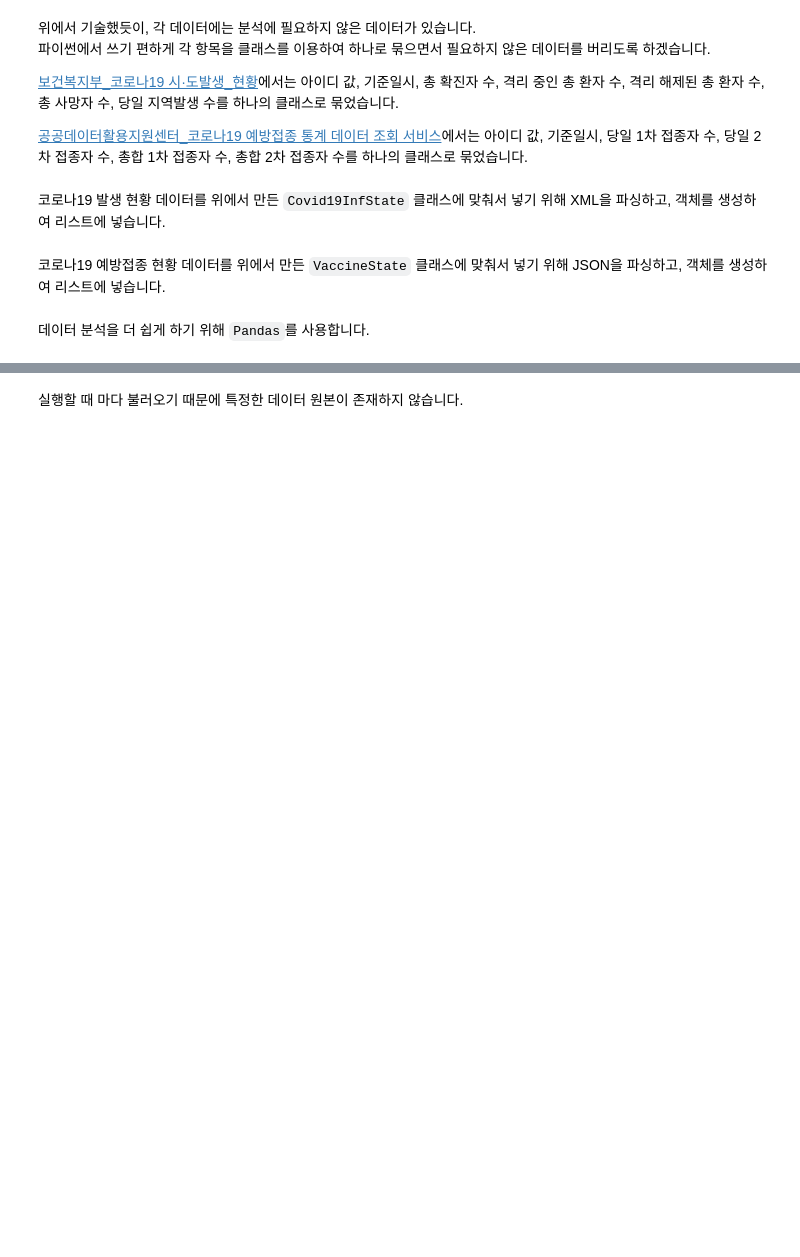
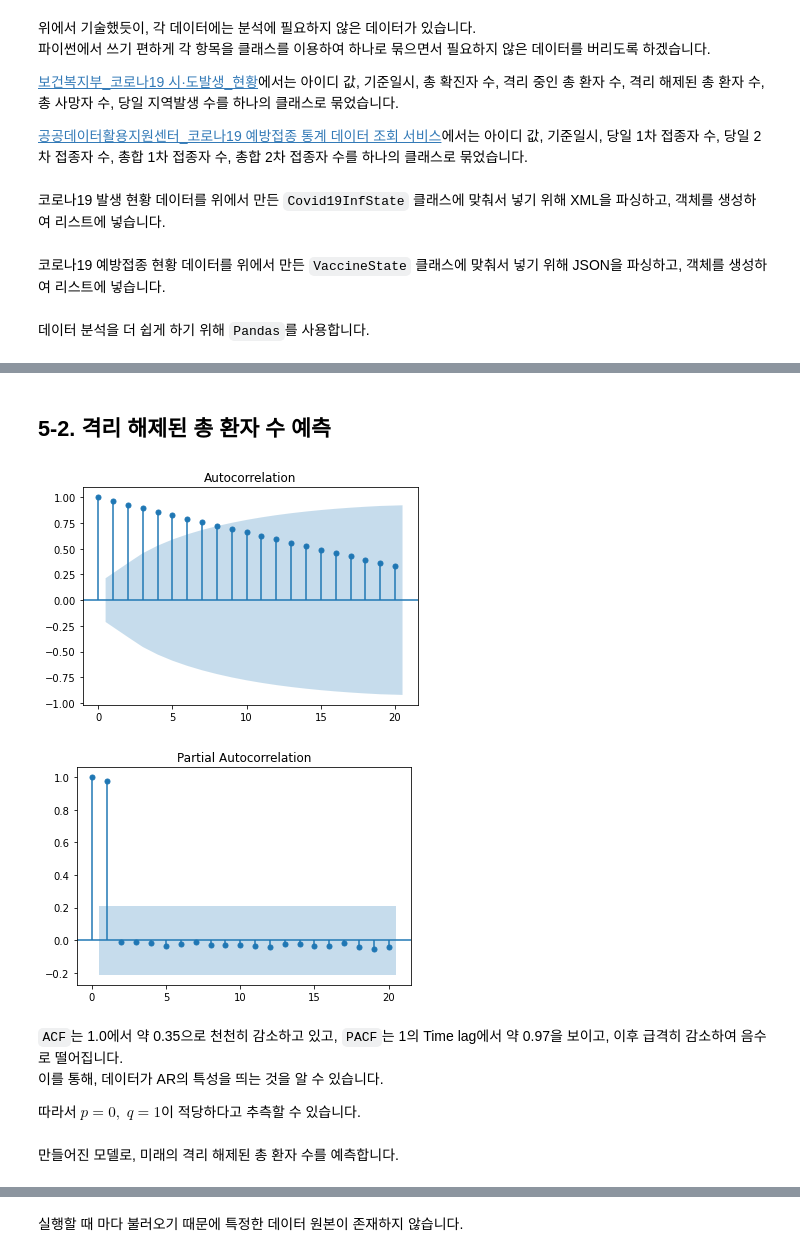
Before and after one commit to Coalery/WebPythonTermProject, a Jupyter notebook: TermProject_2021105589.ipynb, the cells around one changed output, grey strips where cells are left out. Cells and saved outputs as stored; diff of their text form; code cells hidden in the pictures; blank space fills up the shorter version.

```diff
--- a/TermProject_2021105589.ipynb
+++ b/TermProject_2021105589.ipynb
@@ -217,15 +221,13 @@ jsonObject = json.loads(vaccineStateResponse.text) # JSON
 dataList = jsonObject.get("data")
 
 for idx, data in enumerate(dataList):
-    ID = idx
     baseDate = data.get("baseDate")
-    todayPV = data.get("firstCnt")
-    todaySV = data.get("secondCnt")
     totalPV = data.get("totalFirstCnt")
     totalSV = data.get("totalSecondCnt")
 
-    newVaccineState = VaccineState(ID, baseDate, todayPV, todaySV, totalPV, totalSV)
-    print(newVaccineState)
+    newVaccineState = VaccineState(baseDate, totalPV, totalSV)
+    if debugPrint:
+        print(newVaccineState)
 
     vaccineStateList.append(newVaccineState)
 # %% [markdown]
@@ -284,0 +473,17 @@ print(vaccineStateDataFrame)
+# %% [markdown]
+## 5-2. 격리 해제된 총 환자 수 예측
+# %%
+releasedDF = infoDF[['BaseDate', 'Released']].set_index('BaseDate')
+releasedDF.index = pd.DatetimeIndex(releasedDF.index.values, freq=releasedDF.index.inferred_freq)
+
+plot_acf(releasedDF)
+plot_pacf(releasedDF)
+plt.show()
+# %% [output]
+[figure, added]
+[figure, added]
+# %% [markdown]
+`ACF`는 1.0에서 약 0.35으로 천천히 감소하고 있고, `PACF`는 1의 Time lag에서 약 0.97을 보이고, 이후 급격히 감소하여 음수로 떨어집니다.<br>
+이를 통해, 데이터가 AR의 특성을 띄는 것을 알 수 있습니다.
+
+따라서 $p=0,\;q=1$이 적당하다고 추측할 수 있습니다.
@@ -284,0 +497,2 @@ print(vaccineStateDataFrame)
+# %% [markdown]
+만들어진 모델로, 미래의 격리 해제된 총 환자 수를 예측합니다.
```
Also changed, not shown: parts of 59 cells of this notebook.
